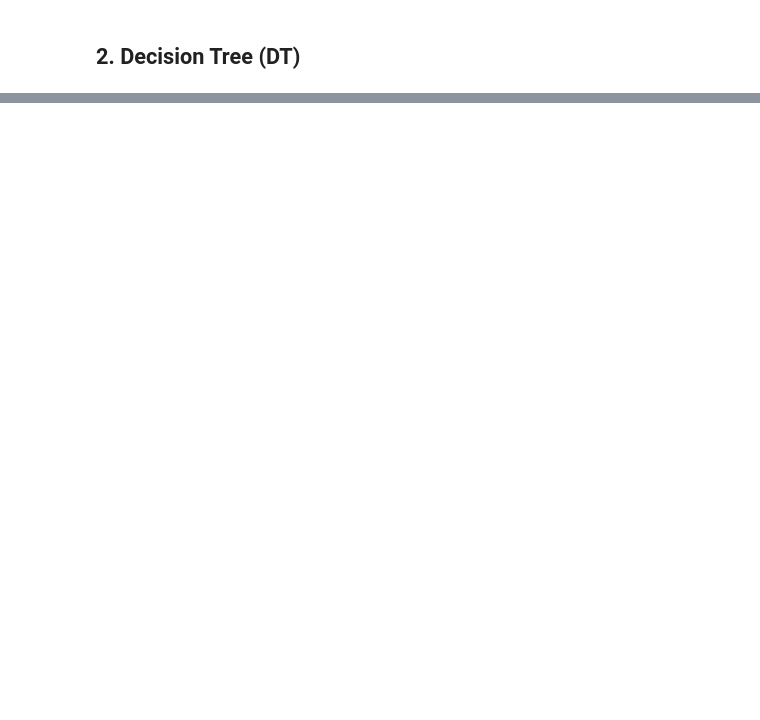
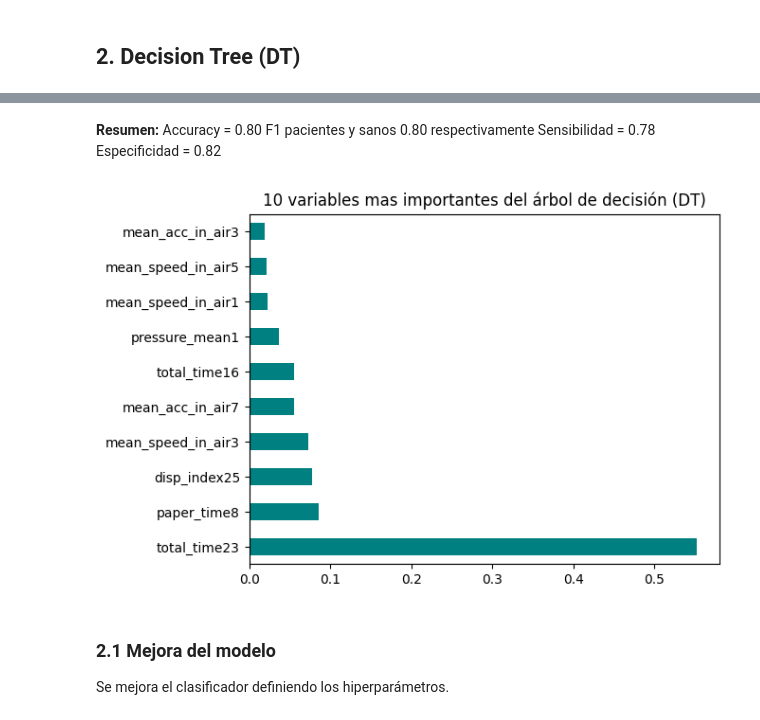
Before and after one commit to joserdeg/pruebas_tfm, a Jupyter notebook: darwin/darwin_ml0.ipynb, the cells around one changed output, grey strips where cells are left out. Drawn from its saved outputs; the diff is of its cells as text; code cells hidden in the pictures; blank space fills up the shorter version.

```diff
--- a/darwin/darwin_ml0.ipynb
+++ b/darwin/darwin_ml0.ipynb
@@ -211,2 +214,24 @@ Los resultados obtenidos son los mismos que en el modelo anterior.
 # %% [markdown]
 ## 2. Decision Tree (DT)
+# %%
+# Se crea el modelo
+tree_model = DecisionTreeClassifier(random_state=42) # random state para replicabilidad
+
+# Se entrena el modelo
+tree_model.fit(X_train, Y_train)
+
+# Se realizan las predicciones
+Y_pred_dt = tree_model.fit(X_train, Y_train).predict(X_test)
+
+# Resultados
+print(" --- ÁRBOL DE CLASIFICACIÓN ---")
+print(classification_report(Y_test, Y_pred_dt))
+
+# TP; TN; FP; FN
+tn_dt, fp_dt, fn_dt, tp_dt = confusion_matrix(Y_test, Y_pred_dt).ravel()
+
+sensitivity_dt = tp_dt / (tp_dt + fn_dt) # sensibilidad
+print(f"Sensibilidad: {sensitivity_dt:.2f}")
+
+specificity_dt = tn_dt / (tn_dt + fp_dt) # especificidad
+print(f"Especificidad: {specificity_dt:.2f}")
@@ -212,0 +251,20 @@ Los resultados obtenidos son los mismos que en el modelo anterior.
+# %% [markdown]
+**Resumen:**
+Accuracy = 0.80
+F1 pacientes y sanos 0.80 respectivamente
+Sensibilidad = 0.78
+Especificidad = 0.82
+# %%
+# Se extraen las importancias
+importancias = pd.Series(tree_model.feature_importances_, index=X.columns)
+
+# Se grafican los 10 mas importantes
+importancias.nlargest(10).plot(kind="barh", color="teal")
+plt.title("10 variables mas importantes del árbol de decisión (DT)") # título
+plt.show()
+# %% [output]
+[figure, added]
+# %% [markdown]
+### 2.1 Mejora del modelo
+
+Se mejora el clasificador definiendo los hiperparámetros.
```
Also changed, not shown: parts of 7 cells of this notebook.
